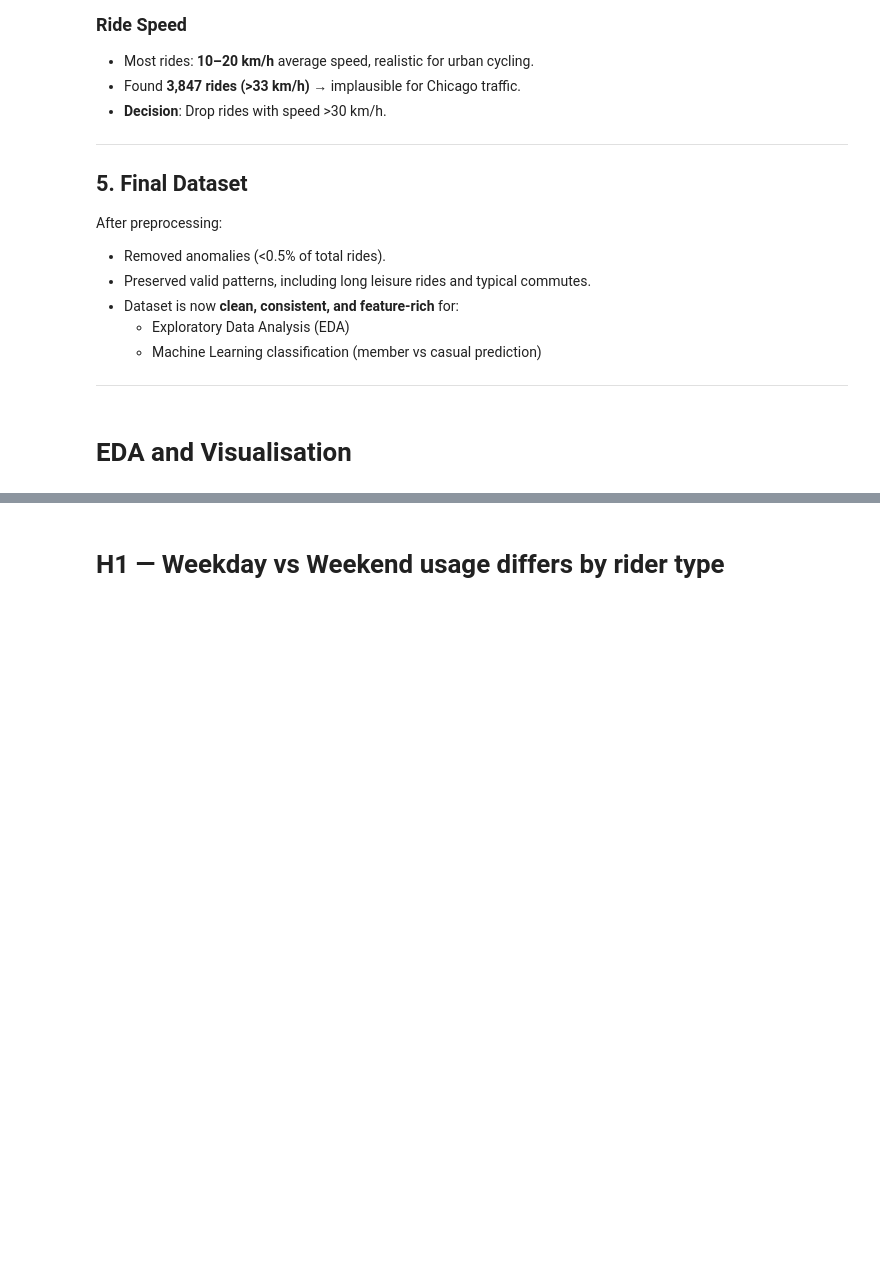
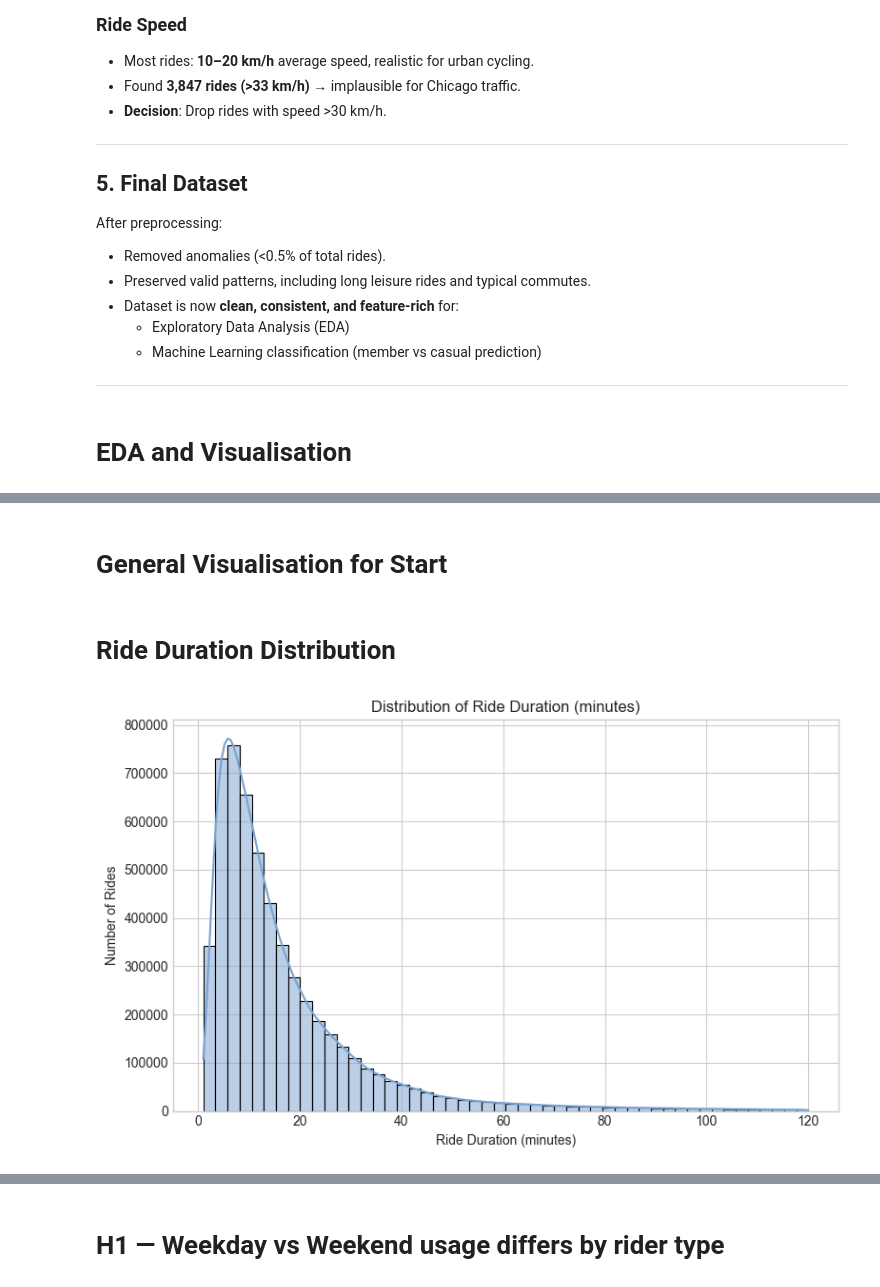
Before and after one commit to Fatih0234/bike-share-bi2-project, a Jupyter notebook: 1-vibing.ipynb, the cells around one changed output, grey strips where cells are left out. Saved outputs shown, nothing was run; the diff lists cells and outputs as text; code cells hidden in the pictures; blank space fills up the shorter version.

```diff
--- a/1-vibing.ipynb
+++ b/1-vibing.ipynb
@@ -529,0 +546,27 @@ After preprocessing:
+# %% [markdown]
+# General Visualisation for Start
+# %% [markdown]
+# Ride Duration Distribution
+# %%
+import matplotlib.pyplot as plt
+import seaborn as sns
+import os
+
+# Make sure the folder exists
+os.makedirs("EDA-intro", exist_ok=True)
+
+# Remove outliers: keep only rides < 2 hours (120 min) for visualization
+df_duration = df[df["ride_duration_min"] < 120]
+
+plt.figure(figsize=(8,5))
+sns.histplot(df_duration["ride_duration_min"], bins=50, kde=True)
+plt.title("Distribution of Ride Duration (minutes)")
+plt.xlabel("Ride Duration (minutes)")
+plt.ylabel("Number of Rides")
+plt.tight_layout()
+
+# Save
+plt.savefig("EDA-intro/ride_duration_distribution.png", dpi=300)
+plt.show()
+# %% [output]
+[figure, added]
```
Also changed, not shown: parts of 30 cells of this notebook, 17 other files.
